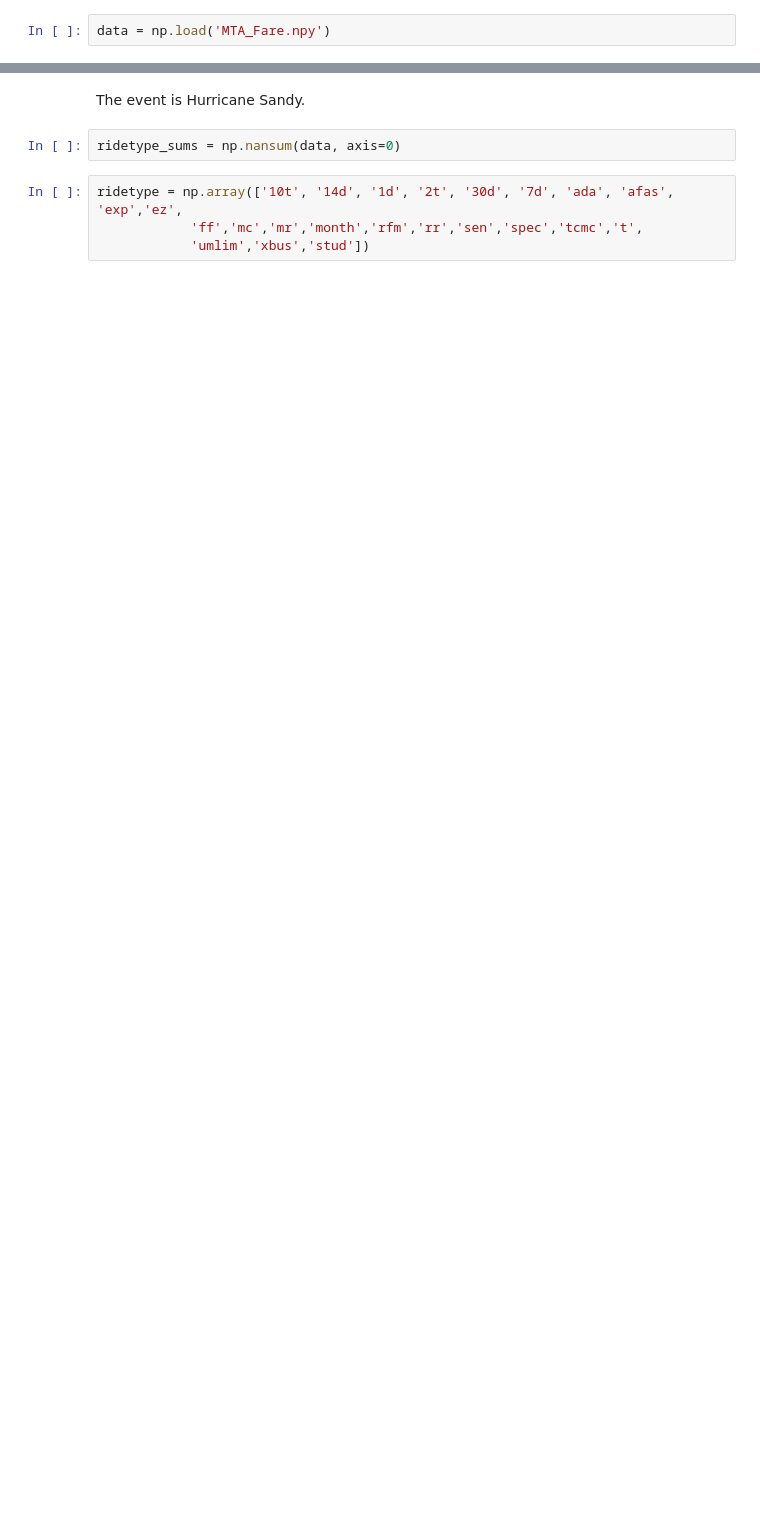
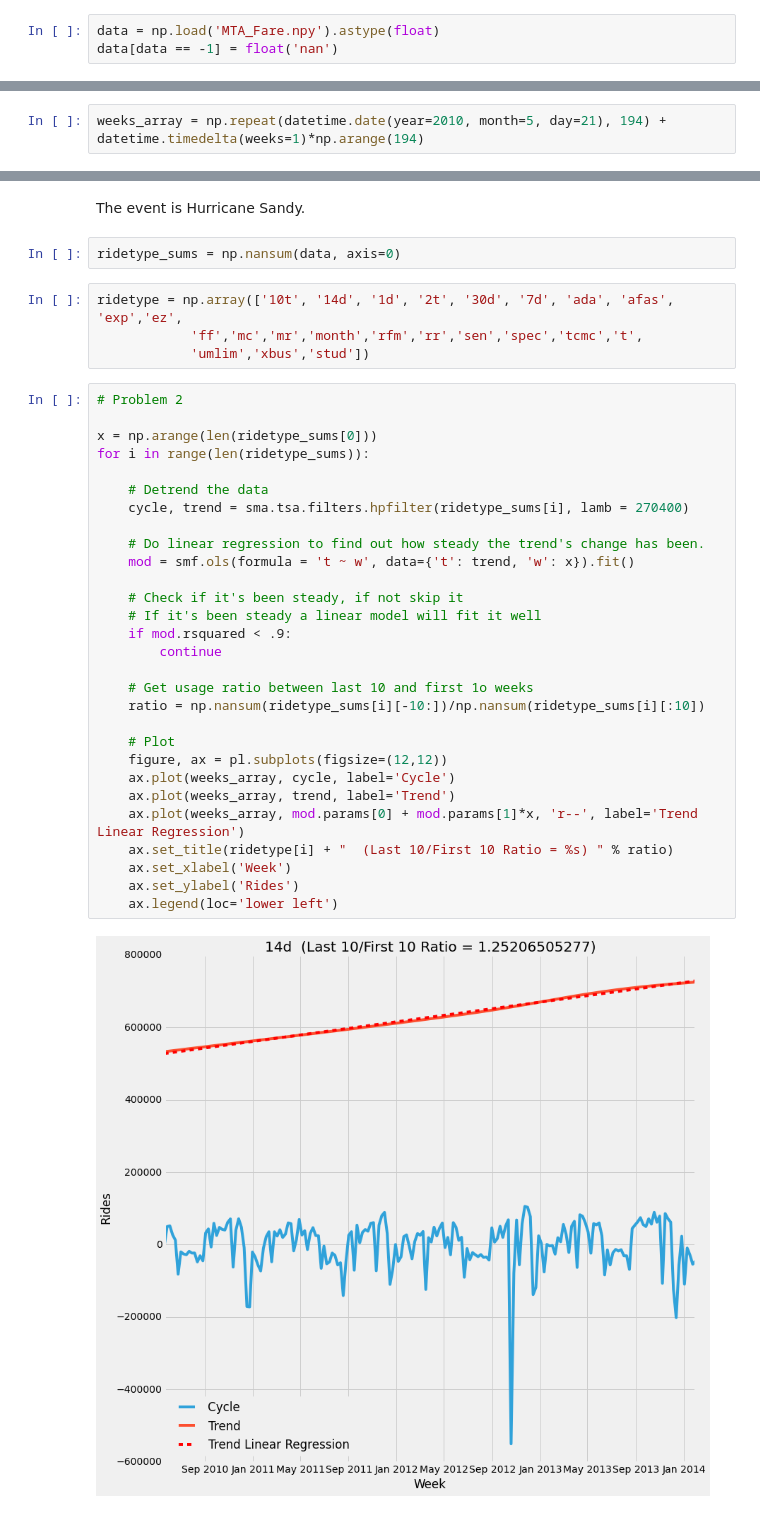
Before and after one commit to docmarionum1/PUI2015_jneiman, a Jupyter notebook: HW6/subway_timeseries.ipynb, the cells around one changed output, grey strips where cells are left out. Saved outputs shown, nothing was run; the diff lists cells and outputs as text; blank space fills up the shorter version.

```diff
--- a/HW6/subway_timeseries.ipynb
+++ b/HW6/subway_timeseries.ipynb
@@ -10,5 +14,6 @@ import datetime
 # %%
-data = np.load('MTA_Fare.npy')
+data = np.load('MTA_Fare.npy').astype(float)
+data[data == -1] = float('nan')
 # %%
 data.shape
 # %% [output]
@@ -34,5 +23,7 @@ weeklysums = np.nansum(data, axis=(0,1))
 # %%
 deviations = 3
 thresh = [weeklysums.mean() - deviations*weeklysums.std(), weeklysums.mean() + deviations*weeklysums.std()]
+# %%
+weeks_array = np.repeat(datetime.date(year=2010, month=5, day=21), 194) + datetime.timedelta(weeks=1)*np.arange(194)
 # %%
 week = np.where((weeklysums<thresh[0])|(weeklysums>thresh[1]))[0][0]
@@ -48,3 +41,34 @@ ridetype_sums = np.nansum(data, axis=0)
 ridetype = np.array(['10t', '14d', '1d', '2t', '30d', '7d', 'ada', 'afas', 'exp','ez',
             'ff','mc','mr','month','rfm','rr','sen','spec','tcmc','t',
             'umlim','xbus','stud'])
+# %%
+# Problem 2
+
+x = np.arange(len(ridetype_sums[0]))
+for i in range(len(ridetype_sums)):
+
+    # Detrend the data
+    cycle, trend = sma.tsa.filters.hpfilter(ridetype_sums[i], lamb = 270400)
+
+    # Do linear regression to find out how steady the trend's change has been.
+    mod = smf.ols(formula = 't ~ w', data={'t': trend, 'w': x}).fit()
+
+    # Check if it's been steady, if not skip it
+    # If it's been steady a linear model will fit it well
+    if mod.rsquared < .9:
+        continue
+
+    # Get usage ratio between last 10 and first 1o weeks
+    ratio = np.nansum(ridetype_sums[i][-10:])/np.nansum(ridetype_sums[i][:10])
+
+    # Plot
+    figure, ax = pl.subplots(figsize=(12,12))
+    ax.plot(weeks_array, cycle, label='Cycle')
+    ax.plot(weeks_array, trend, label='Trend')
+    ax.plot(weeks_array, mod.params[0] + mod.params[1]*x, 'r--', label='Trend Linear Regression')
+    ax.set_title(ridetype[i] + "  (Last 10/First 10 Ratio = %s) " % ratio)
+    ax.set_xlabel('Week')
+    ax.set_ylabel('Rides')
+    ax.legend(loc='lower left')
+# %% [output]
+[figure, added]
```
Also changed, not shown: parts of 8 cells of this notebook.
